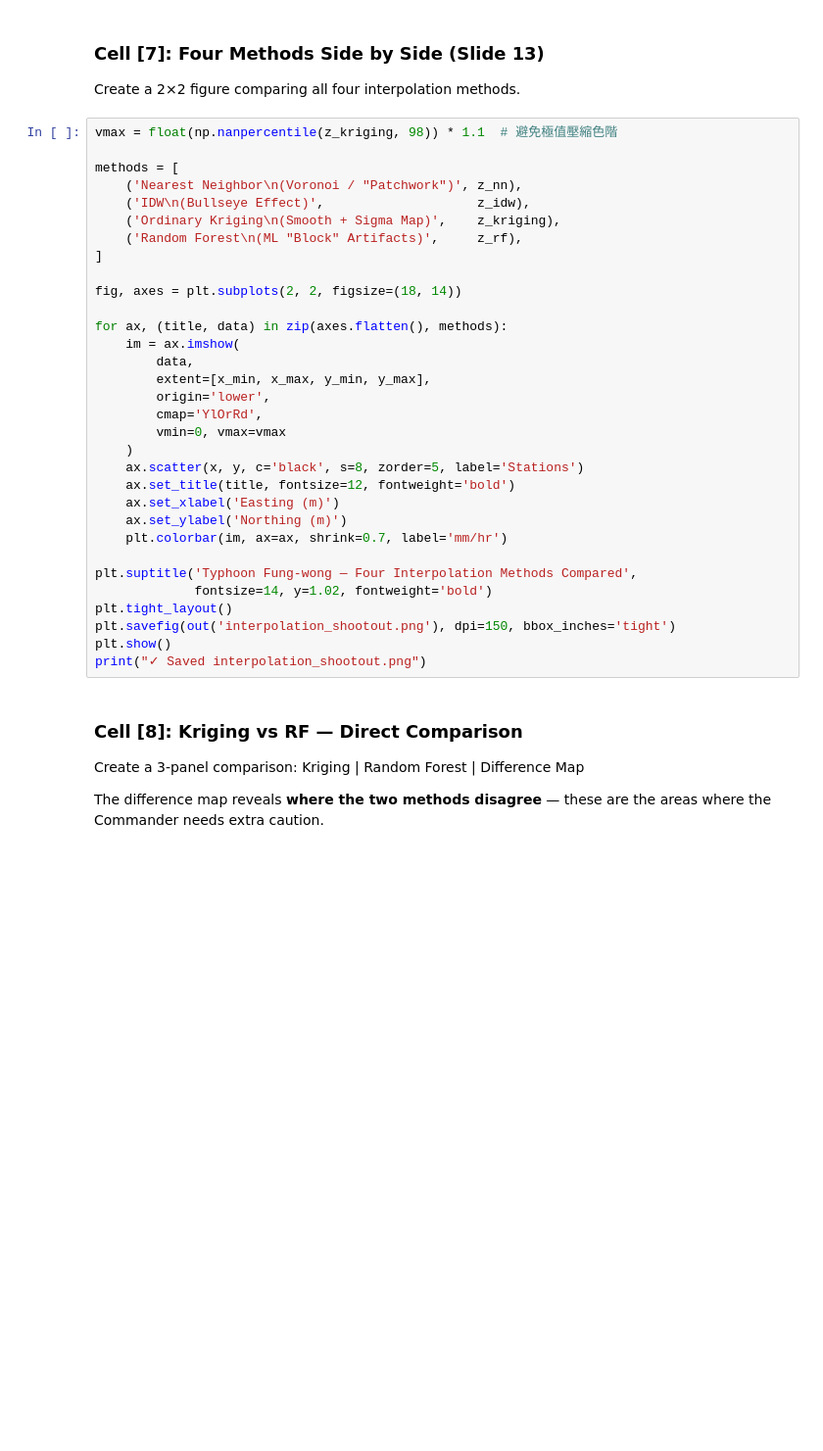
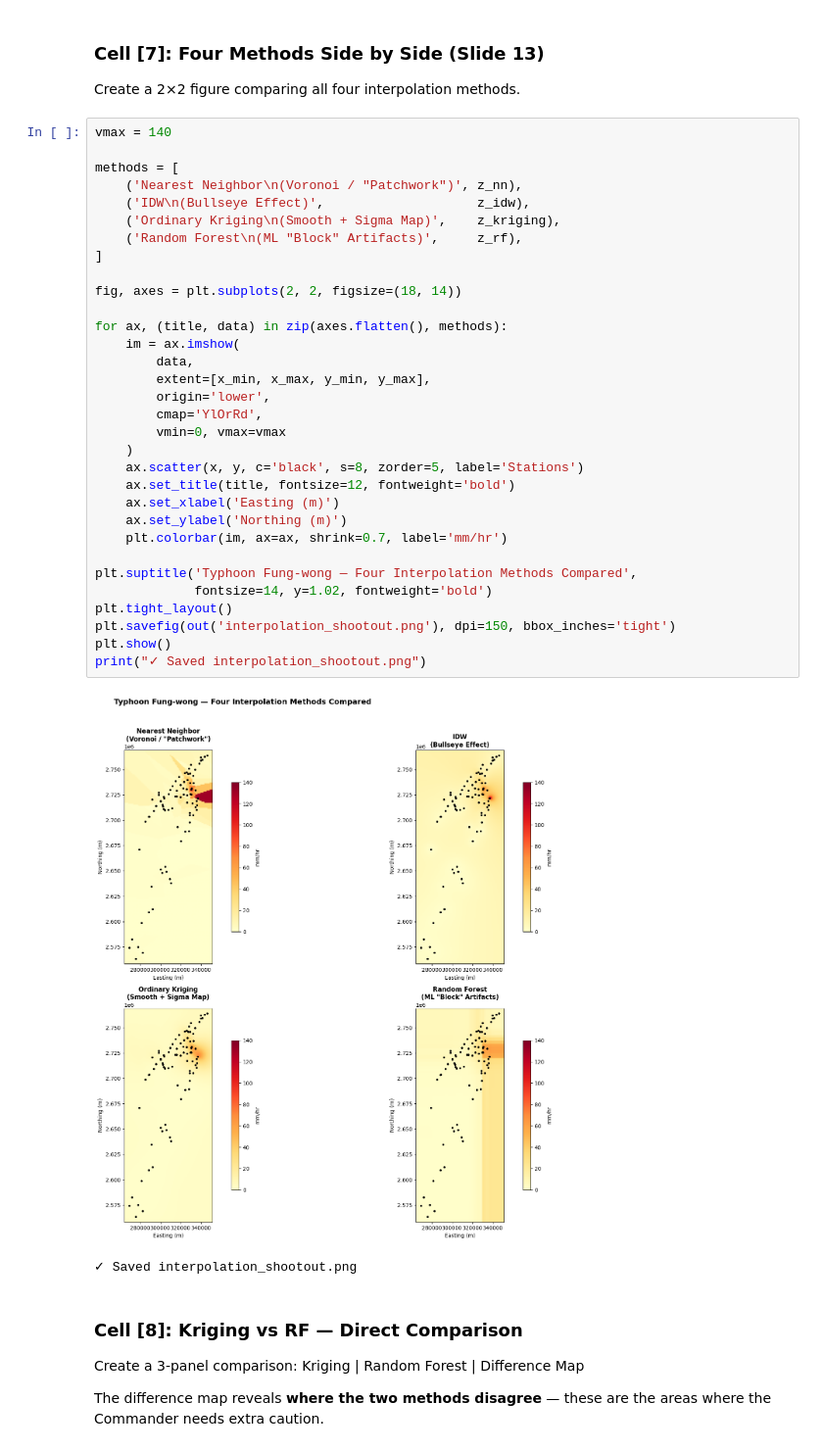
Before and after one commit to debby0330/Exercise-6, a Jupyter notebook: script/Week6-Completed.ipynb, the cells around one changed output. Shown at 98% size. Saved outputs shown, nothing was run; the diff lists cells and outputs as text; blank space fills up the shorter version.

```diff
--- a/script/Week6-Completed.ipynb
+++ b/script/Week6-Completed.ipynb
@@ -412,37 +485,40 @@ print(f"✓ IDW:              {z_idw.min():.1f} - {z_idw.max():.1f} mm/hr")
 
 Create a 2×2 figure comparing all four interpolation methods.
 # %%
-vmax = float(np.nanpercentile(z_kriging, 98)) * 1.1  # 避免極值壓縮色階
+vmax = 140
 
 methods = [
     ('Nearest Neighbor\n(Voronoi / "Patchwork")', z_nn),
     ('IDW\n(Bullseye Effect)',                    z_idw),
     ('Ordinary Kriging\n(Smooth + Sigma Map)',    z_kriging),
     ('Random Forest\n(ML "Block" Artifacts)',     z_rf),
 ]
 
 fig, axes = plt.subplots(2, 2, figsize=(18, 14))
 
 for ax, (title, data) in zip(axes.flatten(), methods):
     im = ax.imshow(
         data,
         extent=[x_min, x_max, y_min, y_max],
         origin='lower',
         cmap='YlOrRd',
         vmin=0, vmax=vmax
     )
     ax.scatter(x, y, c='black', s=8, zorder=5, label='Stations')
     ax.set_title(title, fontsize=12, fontweight='bold')
     ax.set_xlabel('Easting (m)')
     ax.set_ylabel('Northing (m)')
     plt.colorbar(im, ax=ax, shrink=0.7, label='mm/hr')
 
 plt.suptitle('Typhoon Fung-wong — Four Interpolation Methods Compared',
              fontsize=14, y=1.02, fontweight='bold')
 plt.tight_layout()
 plt.savefig(out('interpolation_shootout.png'), dpi=150, bbox_inches='tight')
 plt.show()
 print("✓ Saved interpolation_shootout.png")
+# %% [output]
+[figure, added]
+✓ Saved interpolation_shootout.png
 # %% [markdown]
 ### Cell [8]: Kriging vs RF — Direct Comparison
 
```
Also changed, not shown: parts of 15 cells of this notebook, 3 other files.
